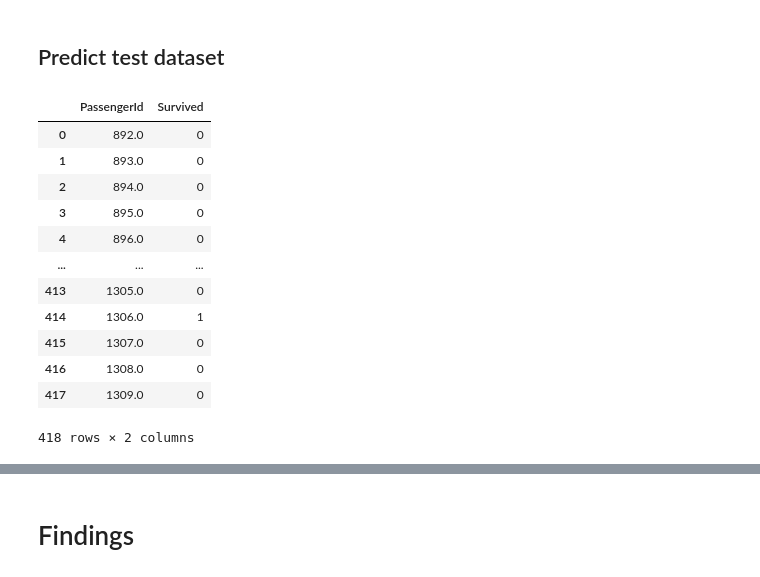
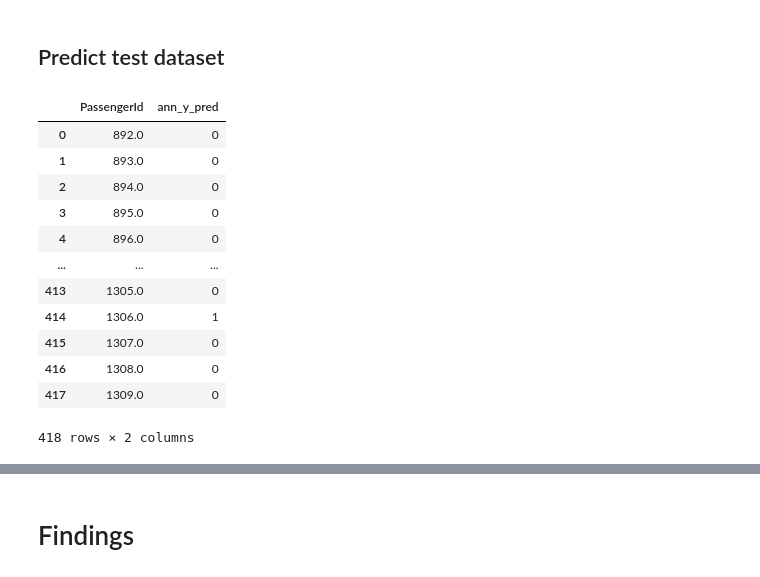
Before and after one commit to patRyserWelch8/KaggleTitanic, a Jupyter notebook: titanic.ipynb, the cells around one changed output, grey strips where cells are left out. Cells and saved outputs as stored; diff of their text form; code cells hidden in the pictures.

```diff
--- a/titanic.ipynb
+++ b/titanic.ipynb
@@ -3835,11 +3889,11 @@ Overall, the number of survivors misclassified were greater than misclassified p
 # %%
 y_pred = model.predict(X_test)
 y_pred = y_pred.argmax(1)
-ann    = pd.DataFrame({"PassengerId": titanic_test["PassengerId"],
-                       "Survived" : y_pred})
-ann
+ann_pred    = pd.DataFrame({"PassengerId": titanic_test["PassengerId"],
+                       "ann_y_pred" : y_pred})
+ann_pred
 # %% [output]
-|  | PassengerId | Survived |
+|  | PassengerId | ann_y_pred |
 | 0 | 892.0 | 0 |
 | 1 | 893.0 | 0 |
 | 2 | 894.0 | 0 |
```
Also changed, not shown: parts of 42 cells of this notebook.
